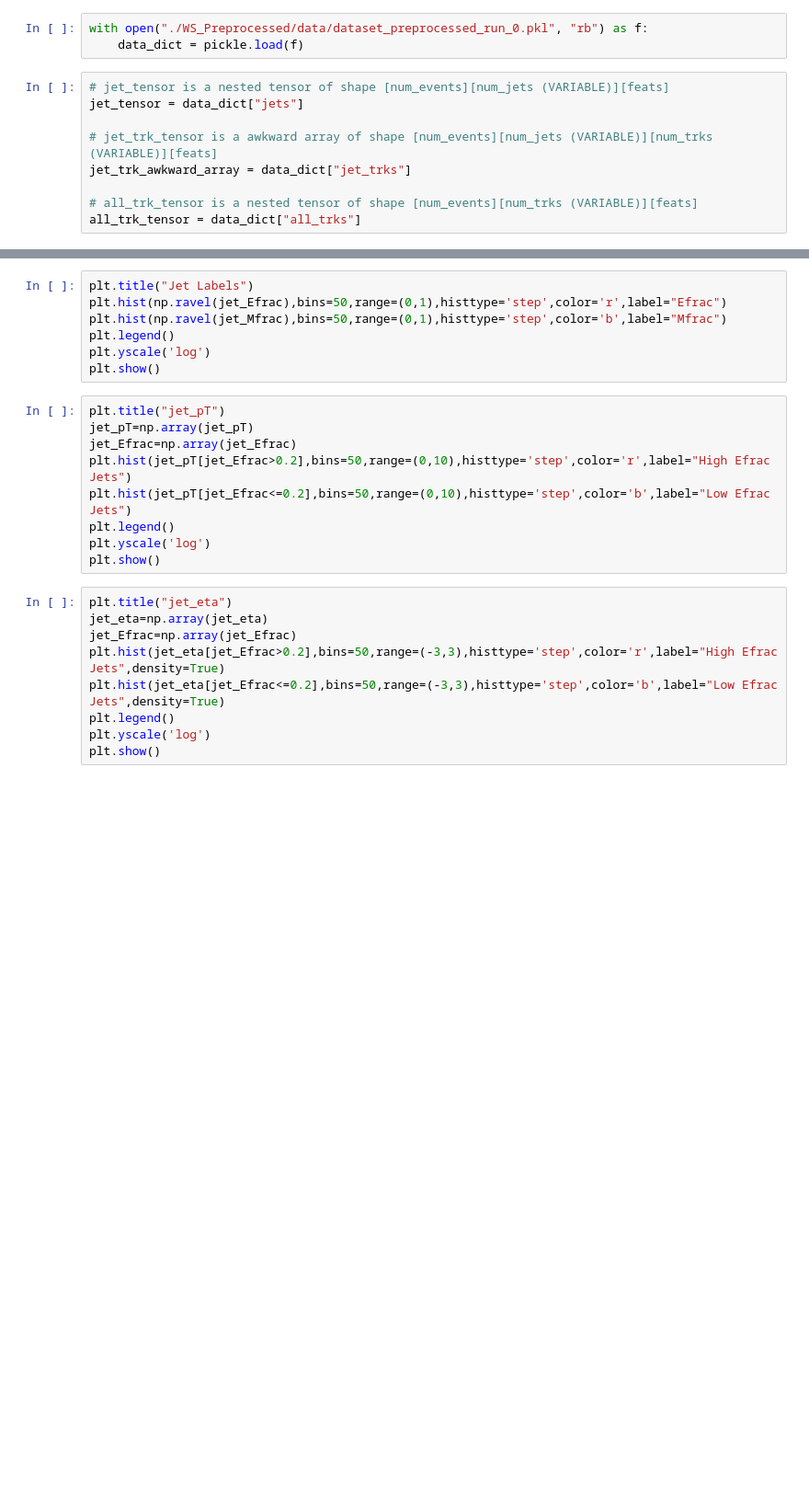
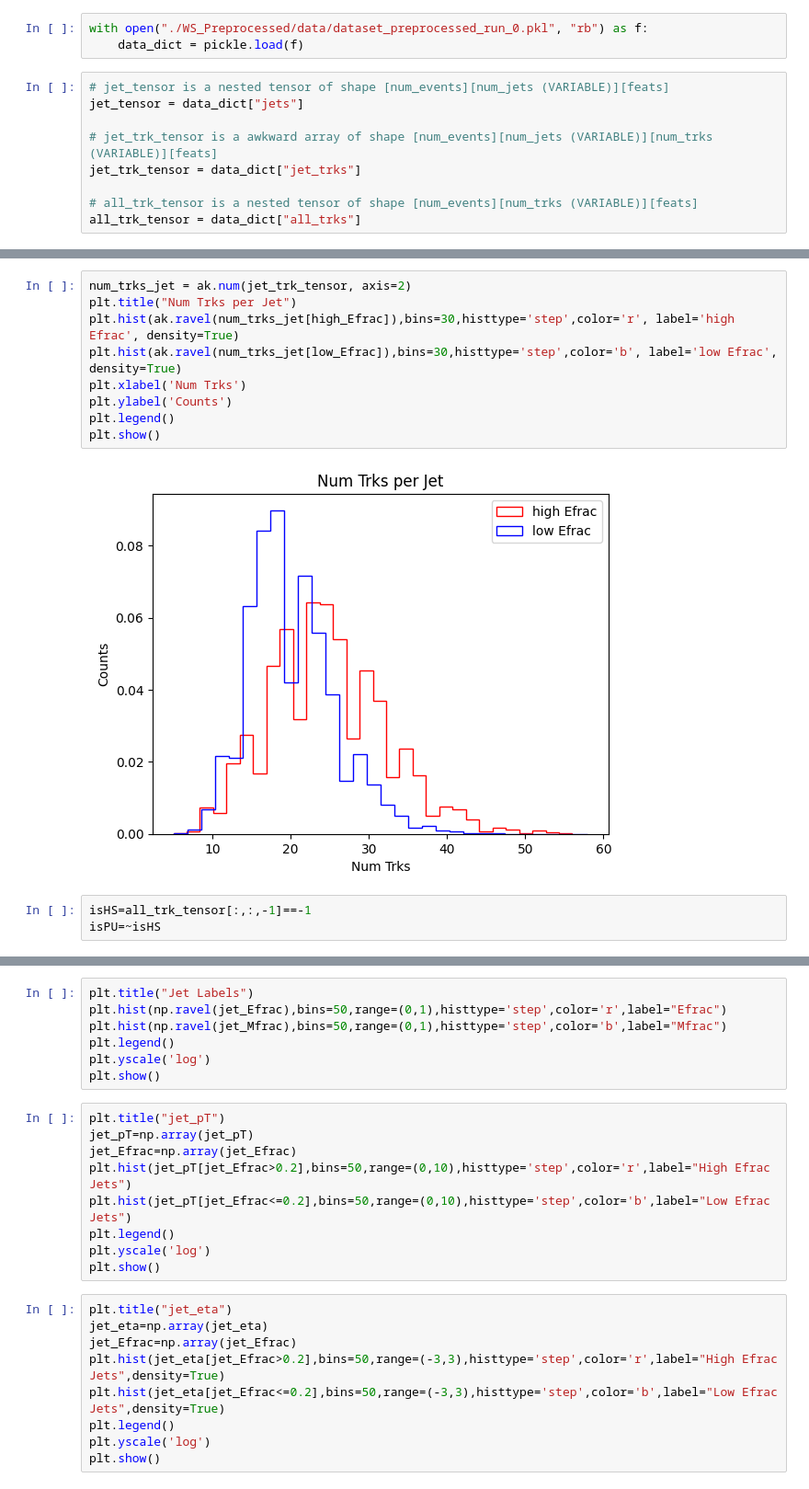
Before and after one commit to LukeV37/Dataset_Production, a Jupyter notebook: preprocessing/Indexing_Tutorial.ipynb, the cells around one changed output, grey strips where cells are left out. Shown: that part at 92% size. Saved outputs shown, nothing was run; the diff lists cells and outputs as text; blank space fills up the shorter version.

```diff
--- a/preprocessing/Indexing_Tutorial.ipynb
+++ b/preprocessing/Indexing_Tutorial.ipynb
@@ -11,7 +11,7 @@ with open("./WS_Preprocessed/data/dataset_preprocessed_run_0.pkl", "rb") as f:
 jet_tensor = data_dict["jets"]
 
 # jet_trk_tensor is a awkward array of shape [num_events][num_jets (VARIABLE)][num_trks (VARIABLE)][feats]
-jet_trk_awkward_array = data_dict["jet_trks"]
+jet_trk_tensor = data_dict["jet_trks"]
 
 # all_trk_tensor is a nested tensor of shape [num_events][num_trks (VARIABLE)][feats]
 all_trk_tensor = data_dict["all_trks"]
@@ -108,0 +47,14 @@ for event in range(num_events):
+# %%
+num_trks_jet = ak.num(jet_trk_tensor, axis=2)
+plt.title("Num Trks per Jet")
+plt.hist(ak.ravel(num_trks_jet[high_Efrac]),bins=30,histtype='step',color='r', label='high Efrac', density=True)
+plt.hist(ak.ravel(num_trks_jet[low_Efrac]),bins=30,histtype='step',color='b', label='low Efrac', density=True)
+plt.xlabel('Num Trks')
+plt.ylabel('Counts')
+plt.legend()
+plt.show()
+# %% [output]
+[figure, added]
+# %%
+isHS=all_trk_tensor[:,:,-1]==-1
+isPU=~isHS
```
Also changed, not shown: parts of 8 cells of this notebook, 1 other file.
